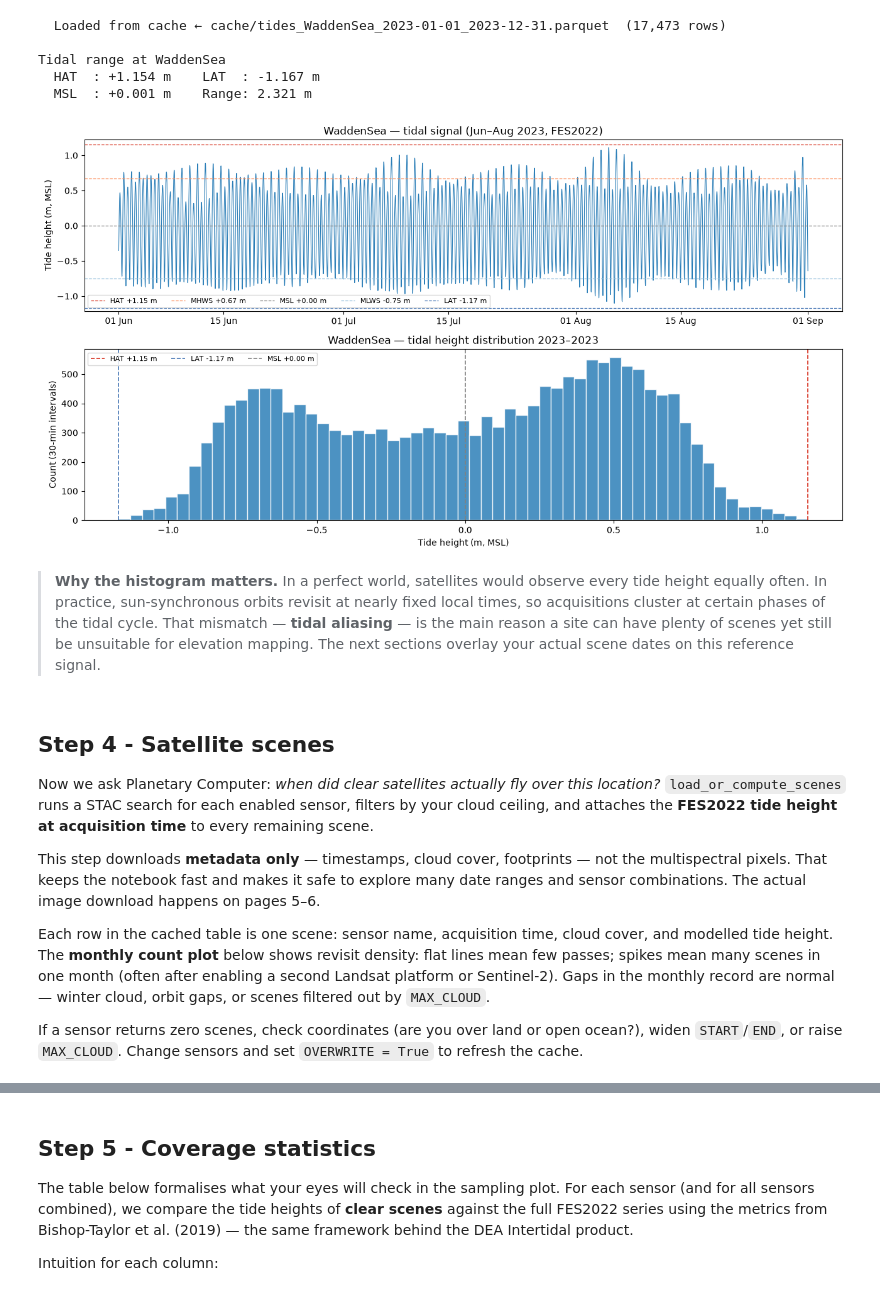
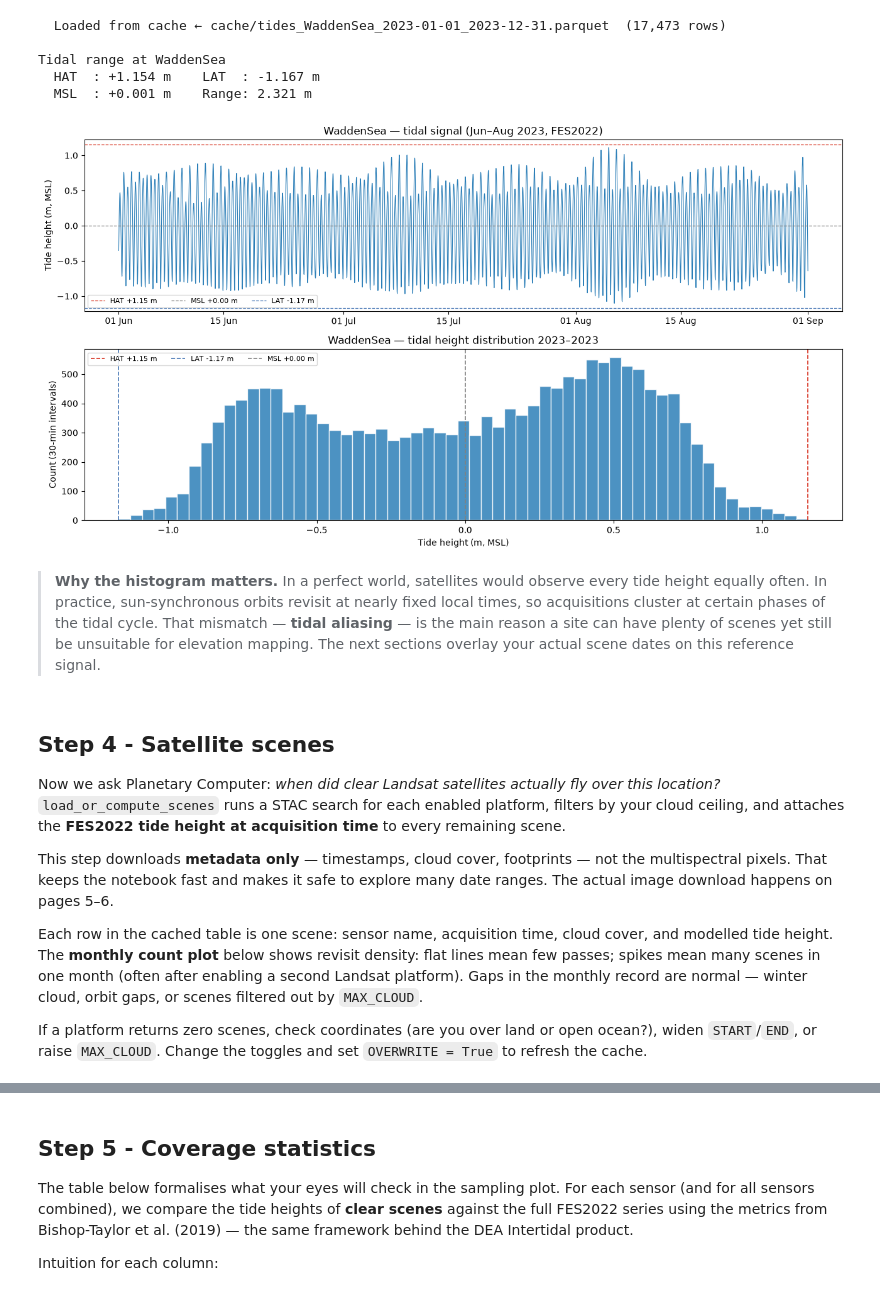
Before and after one commit to timgrandjean93/NCK-TidalFlat, a Jupyter notebook: 03_tides.ipynb, the cells around one changed output, grey strips where cells are left out. Drawn from its saved outputs; the diff is of its cells as text; code cells hidden in the pictures.

```diff
--- a/03_tides.ipynb
+++ b/03_tides.ipynb
@@ -215,34 +211,34 @@ Tidal range at WaddenSea
 # %%
 fig, (ax1, ax2) = plt.subplots(2, 1, figsize=(13, 7))
 
 # Top panel: 3-month excerpt to show the spring-neap cycle
 sample = heights.loc["2023-06-01":"2023-08-31"]
 ax1.plot(sample.index, sample.values, lw=0.8, color="#2c7fb8")
-for val, col, lbl in [(hat, "#d7301f", "HAT"), (mhws, "#fc8d59", "MHWS"),
-                      (mean, "grey", "MSL"), (mlws, "#91bfdb", "MLWS"),
+for val, col, lbl in [(hat, "#d7301f", "HAT"),
+                      (mean, "grey", "MSL"),
                       (lat_, "#4575b4", "LAT")]:
     ax1.axhline(val, ls="--", lw=0.9, color=col, label=f"{lbl} {val:+.2f} m")
 ax1.set_ylabel("Tide height (m, MSL)")
 ax1.set_title(f"{SITE_NAME} — tidal signal (Jun–Aug 2023, FES2022)")
 ax1.legend(fontsize=8, ncol=5)
 ax1.xaxis.set_major_formatter(mdates.DateFormatter("%d %b"))
 
 # Bottom panel: histogram of the full 30-min series
 bins = np.linspace(lat_, hat, 60)
 ax2.hist(heights.values, bins=bins, color="#2c7fb8", edgecolor="white", alpha=0.85)
 for val, col, lbl in [(hat, "#d7301f", "HAT"), (lat_, "#4575b4", "LAT"),
                       (mean, "grey", "MSL")]:
     ax2.axvline(val, color=col, lw=1.2, ls="--", label=f"{lbl} {val:+.2f} m")
 ax2.set_xlabel("Tide height (m, MSL)")
 ax2.set_ylabel("Count (30-min intervals)")
 ax2.set_title(f"{SITE_NAME} — tidal height distribution {START[:4]}–{END[:4]}")
 ax2.legend(fontsize=8, ncol=3)
 
 fig.tight_layout()
 fig.savefig(OUTPUT_DIR / f"{SITE_NAME}_tidal_range.png", dpi=150, bbox_inches="tight")
 plt.show()
 # %% [output]
-[figure, old version]
+[figure, new version]
 # %% [markdown]
 > **Why the histogram matters.** In a perfect world, satellites would observe every tide
 > height equally often. In practice, sun-synchronous orbits revisit at nearly fixed local
@@ -253,23 +249,23 @@ plt.show()
 # %% [markdown]
 ## Step 4 - Satellite scenes
 
-Now we ask Planetary Computer: *when did clear satellites actually fly over this
-location?* `load_or_compute_scenes` runs a STAC search for each enabled sensor, filters
+Now we ask Planetary Computer: *when did clear Landsat satellites actually fly over this
+location?* `load_or_compute_scenes` runs a STAC search for each enabled platform, filters
 by your cloud ceiling, and attaches the **FES2022 tide height at acquisition time** to
 every remaining scene.
 
 This step downloads **metadata only** — timestamps, cloud cover, footprints — not the
 multispectral pixels. That keeps the notebook fast and makes it safe to explore many
-date ranges and sensor combinations. The actual image download happens on pages 5–6.
+date ranges. The actual image download happens on pages 5–6.
 
 Each row in the cached table is one scene: sensor name, acquisition time, cloud cover,
 and modelled tide height. The **monthly count plot** below shows revisit density: flat
 lines mean few passes; spikes mean many scenes in one month (often after enabling a
-second Landsat platform or Sentinel-2). Gaps in the monthly record are normal — winter
+second Landsat platform). Gaps in the monthly record are normal — winter
 cloud, orbit gaps, or scenes filtered out by `MAX_CLOUD`.
 
-If a sensor returns zero scenes, check coordinates (are you over land or open ocean?),
-widen `START`/`END`, or raise `MAX_CLOUD`. Change sensors and set `OVERWRITE = True`
+If a platform returns zero scenes, check coordinates (are you over land or open ocean?),
+widen `START`/`END`, or raise `MAX_CLOUD`. Change the toggles and set `OVERWRITE = True`
 to refresh the cache.
 # %%
 # Query PC for scene metadata and attach a tide height to each scene timestamp
```
Also changed, not shown: parts of 11 cells of this notebook, 3 other files.
